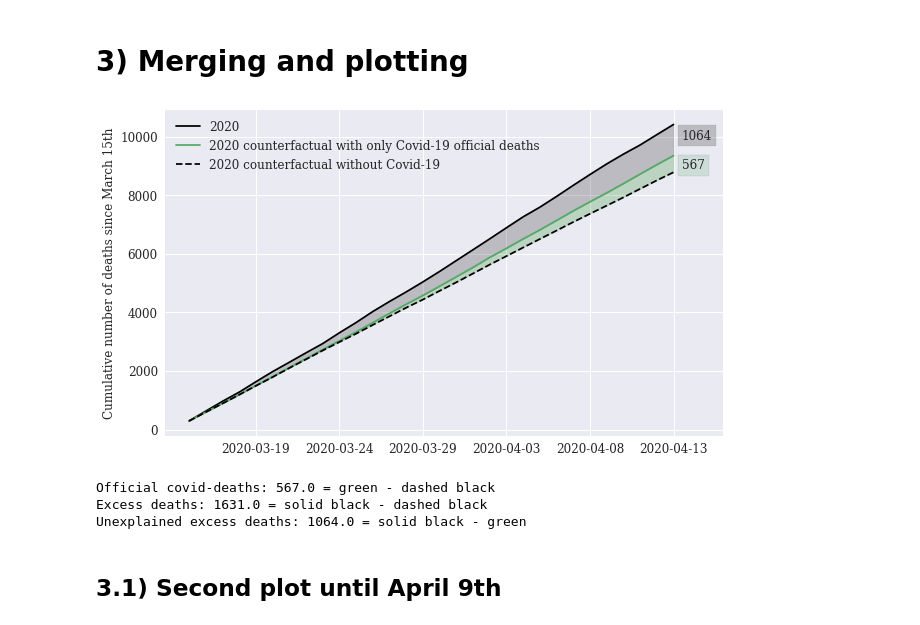
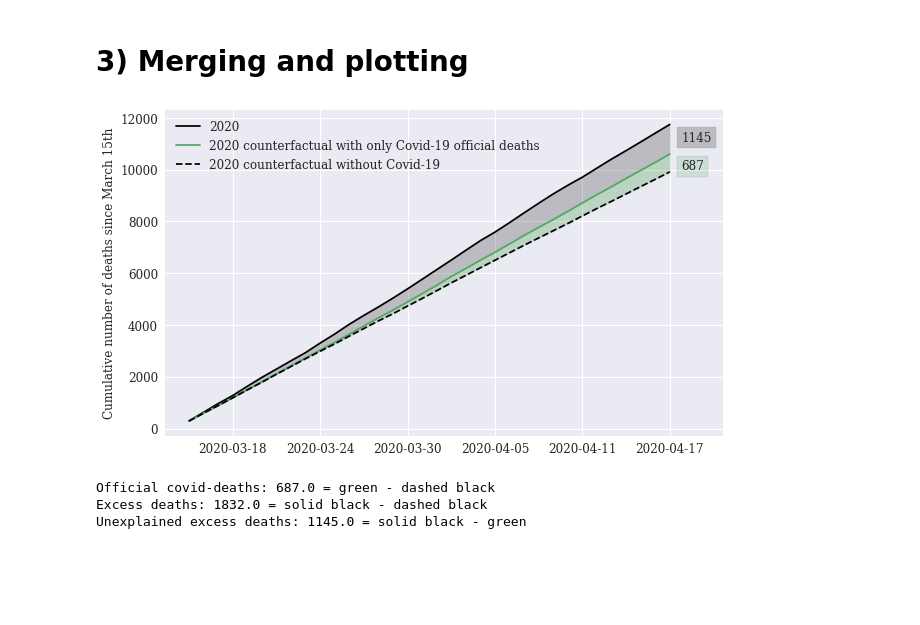
Before and after one commit to sebastianhohmann/covid19_total_death, a Jupyter notebook: portugal/PT_counterfactual.ipynb, the cells around one changed output. Cells and saved outputs as stored; diff of their text form; code cells hidden in the pictures; blank space fills up the shorter version.

```diff
--- a/portugal/PT_counterfactual.ipynb
+++ b/portugal/PT_counterfactual.ipynb
@@ -34,7 +34,7 @@ def convert_months(month):
 
     return months[month]
 # %%
-df = pd.read_csv('./mortality_data/Dados_SICO_2020-04-15.csv',
+df = pd.read_csv('./mortality_data/Dados_SICO_2020-04-19.csv',
                  encoding = "UTF-8")
 
 df = df[['Data (mm-dd)'] + ['{}'.format(yr) for yr in range(2015,2021)]].reset_index(drop=True).copy(deep=True)
@@ -51,7 +51,7 @@ df = df[['monthday'] + ['{}'.format(yr) for yr in range(2015,2021)] + ['date']]
 dropping all dates before first covid death (march 16, start on the 15th)
 # %%
 first_day = 315
-last_day = 413
+last_day = 417
 df = df[(df['monthday'] >= first_day) & (df['monthday'] <= last_day) ].reset_index(drop=True).copy(deep=True)
 # %% [markdown]
 computing cumulative totals
@@ -103,7 +103,7 @@ del official['date']
 # %% [markdown]
 # 3) Merging and plotting
 # %%
-df_merge = pd.merge(df, official, on=['monthday'], how='right')
+df_merge = pd.merge(df, official, on=['monthday'], how='left')
 df_merge = df_merge.fillna(0)
 df_merge['counterfactual_2020_covid'] = df_merge.counterfactual + df_merge.obitos
 # %%
@@ -126,45 +126,43 @@ ax.plot(df.index,
         color = palette[1])
 ax.plot(df.index,
         df['counterfactual'],
         label='2020 counterfactual without Covid-19',
         color='black',
         linestyle = '--')
-ax.set_xticks(df.index[[4,9,14,19,24,29]])
+ax.set_xticks(df.index[[3,9,15,21,27,33]])
 ax.fill_between(df.index, df['cs_2020'], df['counterfactual_2020_covid'], color='black', alpha='0.2')
 ax.fill_between(df.index, df['counterfactual_2020_covid'], df['counterfactual'], color='green', alpha='0.2')
 
 ax.set_ylabel('Cumulative number of deaths since March 15th',size=12)
 ax.tick_params(axis='both', which='major', labelsize=12)
 
 ax.legend(loc='upper left',
           fontsize=12)
 
-plot_margin = 1.5
+plot_margin = 2
 
 x0, x1, y0, y1 = plt.axis()
 plt.axis((x0,
           x1 + plot_margin,
           y0,
           y1))
 
-plt.text(29.5, 8900, '{}'.format(int(round(df.iloc[-1, 2] - df.iloc[-1, 1]))),
+plt.text(33.8, 10000, '{}'.format(int(round(df.iloc[-1, 2] - df.iloc[-1, 1]))),
          bbox=dict(facecolor=palette[1], alpha=0.2), size=12)
 
-plt.text(29.5, 9900, '{}'.format(int(round(df.iloc[-1, 0] - df.iloc[-1, 2]))),
+plt.text(33.8, 11100, '{}'.format(int(round(df.iloc[-1, 0] - df.iloc[-1, 2]))),
          bbox=dict(facecolor='black', alpha=0.2), size=12)
 
 plt.show()
 
 f.savefig('_portugal.pdf', bbox_inches='tight', dpi=100)
 # %% [output]
-[figure, old version]
+[figure, new version]
 # %%
 print('Official covid-deaths: {} = green - dashed black'.format(round(df.iloc[-1, 2] - df.iloc[-1, 1])))
 print('Excess deaths: {} = solid black - dashed black'.format(round(df.iloc[-1, 0] - df.iloc[-1, 1])))
 print('Unexplained excess deaths: {} = solid black - green'.format(round(df.iloc[-1, 0] - df.iloc[-1, 2])))
 # %% [output]
-Official covid-deaths: 567.0 = green - dashed black
-Excess deaths: 1631.0 = solid black - dashed black
-Unexplained excess deaths: 1064.0 = solid black - green
+Official covid-deaths: 687.0 = green - dashed black
+Excess deaths: 1832.0 = solid black - dashed black
+Unexplained excess deaths: 1145.0 = solid black - green
-# %% [markdown]
-## 3.1) Second plot until April 9th
```
Also changed, not shown: parts of 3 cells of this notebook, 4 other files.
